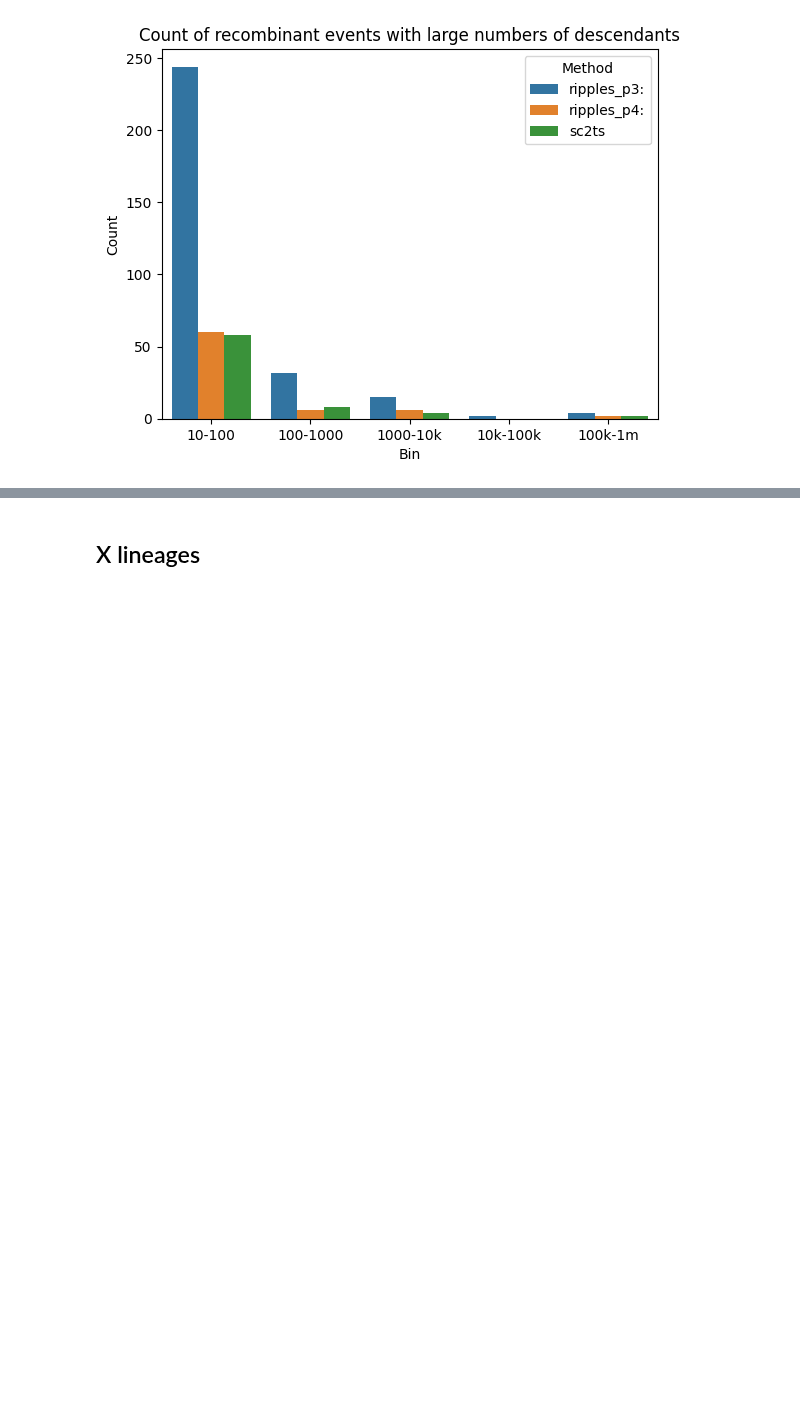
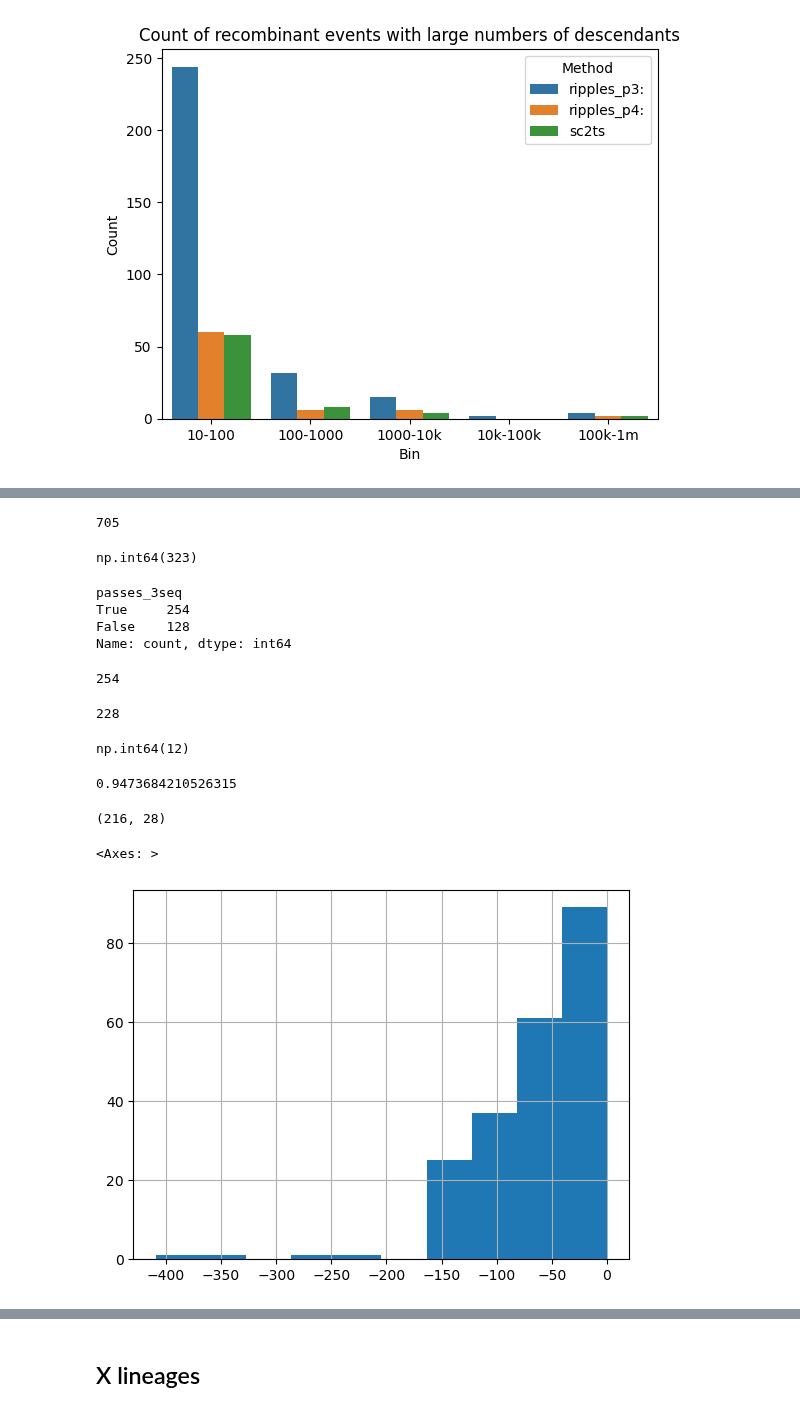
Before and after one commit to jeromekelleher/sc2ts-paper, a Jupyter notebook: notebooks/analysis_ripples.ipynb, the cells around one changed output, grey strips where cells are left out. Drawn from its saved outputs; the diff is of its cells as text; code cells hidden in the pictures; blank space fills up the shorter version.

```diff
--- a/notebooks/analysis_ripples.ipynb
+++ b/notebooks/analysis_ripples.ipynb
@@ -153,0 +237,9 @@ ax.set_title("Count of recombinant events with large numbers of descendants");
+# %%
+df = dfp4_single[dfp4_single["sc2ts_num_descendants"] == 1]
+df.shape[0]
+# %% [output]
+705
+# %%
+np.sum(df["sc2ts_closest_recombinant_path_len"] == 1)
+# %% [output]
+np.int64(323)
@@ -153,0 +248,51 @@ ax.set_title("Count of recombinant events with large numbers of descendants");
+# %%
+df["passes_3seq"].value_counts()
+# %% [output]
+passes_3seq
+True     254
+False    128
+Name: count, dtype: int64
+# %%
+df = df[df["passes_3seq"]]
+df = df.join(df3sp4)
+df.shape[0]
+# %% [output]
+254
+# %%
+# Filter out events where child or either parent is not a sample
+
+df = df[~(df["child"].str.contains("node")
+          | df["left_parent"].str.contains("node")
+          | df["right_parent"].str.contains("node"))]
+df.shape[0]
+# %% [output]
+228
+# %%
+df_sample_date = ds.metadata.as_dataframe(["Date_tree"])
+# Filter out imprecise dates
+df_sample_date = df_sample_date[df_sample_date["Date_tree"].str.len() == 10]
+sample_date = pd.to_datetime(df_sample_date["Date_tree"], format='ISO8601')
+# %%
+df["child_date"] = sample_date[df["child"]]
+df["left_parent_date"] = {k: sample_date[row["left_parent"]] for k, row in df.iterrows()}
+df["right_parent_date"] = {k: sample_date[row["right_parent"]] for k, row in df.iterrows()}
+df["min_parent_date"] = {k: min(sample_date[row["right_parent"]],
+                                sample_date[row["left_parent"]]) for k, row in df.iterrows()}
+# %%
+np.sum((df["child_date"] < df["left_parent_date"]) & (df["child_date"] < df["right_parent_date"]))
+# %% [output]
+np.int64(12)
+# %%
+216 / 228
+# %% [output]
+0.9473684210526315
+# %%
+df = df[df["child_date"] >= df["min_parent_date"]]
+df.shape
+# %% [output]
+(216, 28)
+# %%
+(df["min_parent_date"] - df["child_date"]).dt.days.hist()
+# %% [output]
+<Axes: >
+[figure, added]
```
Also changed, not shown: parts of 17 cells of this notebook.
